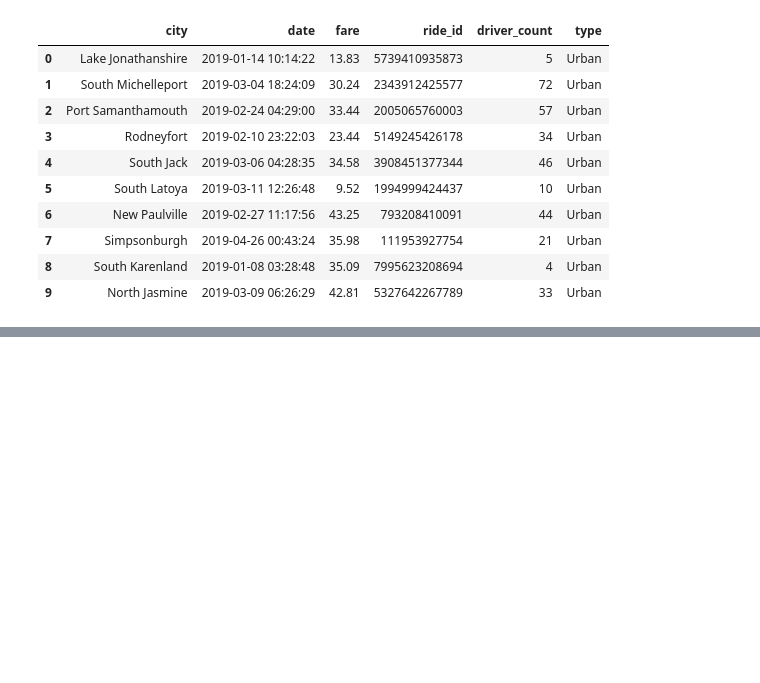
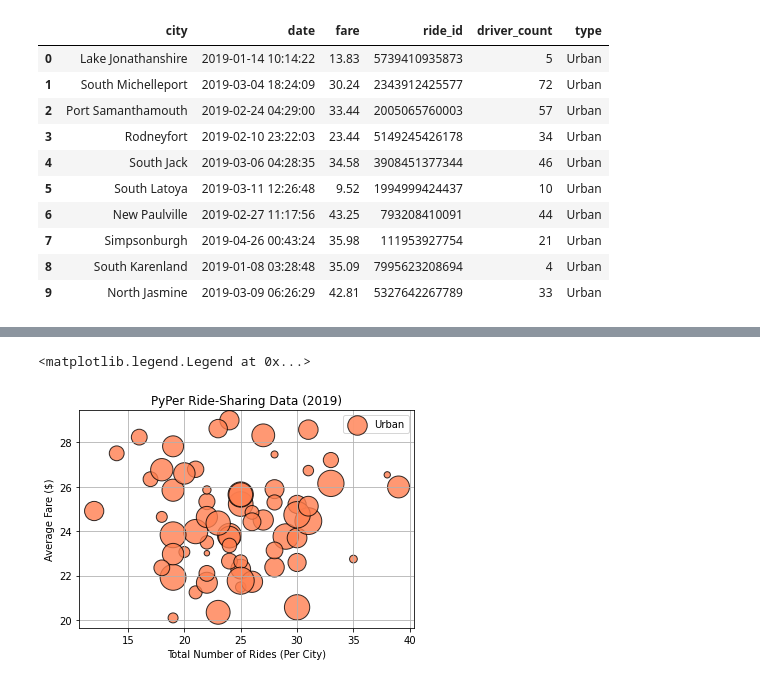
Before and after one commit to jenamis/pyber-analysis, a Jupyter notebook: PyBer.ipynb, the cells around one changed output, grey strips where cells are left out. Drawn from its saved outputs; the diff is of its cells as text; code cells hidden in the pictures; blank space fills up the shorter version.

Commit message:
Added scatter plot to PyBer.ipynb and added Analysis folder

```diff
--- a/PyBer.ipynb
+++ b/PyBer.ipynb
@@ -142,3 +142,12 @@ pyber_data_df.head(10)
 | 7 | Simpsonburgh | 2019-04-26 00:43:24 | 35.98 | 111953927754 | 21 | Urban |
 | 8 | South Karenland | 2019-01-08 03:28:48 | 35.09 | 7995623208694 | 4 | Urban |
 | 9 | North Jasmine | 2019-03-09 06:26:29 | 42.81 | 5327642267789 | 33 | Urban |
+# %%
+# Create 3 separate DFs by city type
+urban_cities_df = pyber_data_df[pyber_data_df["type"] == "Urban"]
+suburban_cities_df = pyber_data_df[pyber_data_df["type"] == "Suburban"]
+rural_cities_df = pyber_data_df[pyber_data_df["type"] == "Rural"]
+# %%
+# Get number of rides for urban cities
+urban_ride_count = urban_cities_df.groupby("city")["ride_id"].count()
+urban_ride_count.head()
@@ -144,0 +186,4 @@ pyber_data_df.head(10)
+# %%
+# Get average fare for urban cities
+urban_avg_fare = urban_cities_df.groupby("city")["fare"].mean()
+urban_avg_fare.head()
@@ -144,0 +222,4 @@ pyber_data_df.head(10)
+# %%
+# Get average number of drivers for urban cities
+urban_avg_drivers = urban_cities_df.groupby("city")["driver_count"].mean()
+urban_avg_drivers.head()
@@ -144,0 +258,21 @@ pyber_data_df.head(10)
+# %%
+# Create scatter plot for urban cities
+plt.scatter(
+    urban_ride_count,
+    urban_avg_fare,
+    s = urban_avg_drivers * 10,
+    c = "coral",
+    ec = "black",
+    linewidths = 1,
+    alpha = 0.8,
+    label = "Urban")
+plt.title("PyPer Ride-Sharing Data (2019)")
+plt.ylabel("Average Fare ($)")
+plt.xlabel("Total Number of Rides (Per City)")
+plt.grid(True)
+
+# Add legend
+plt.legend()
+# %% [output]
+<matplotlib.legend.Legend at 0x...>
+[figure, added]
```
Also changed, not shown: parts of 12 cells of this notebook, 1 other file.
